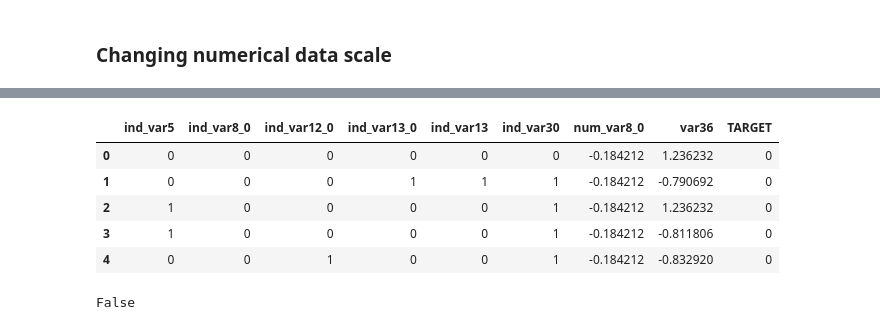
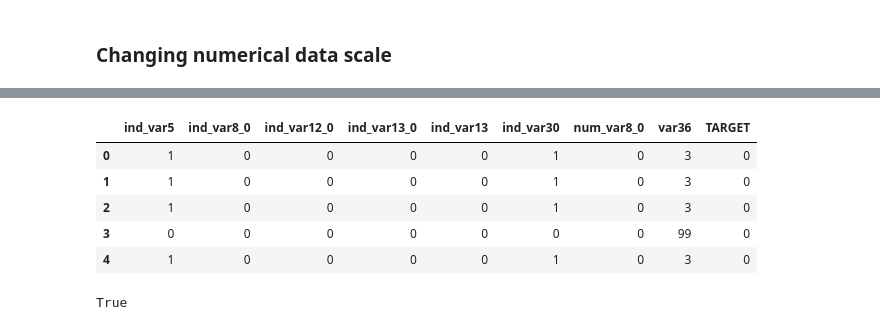
Before and after one commit to naiaraap/Predicting-Customer-Satisfaction-Level-from-Santander, a Jupyter notebook: CustomerSatisfactionLevelPrediction.ipynb, the cells around one changed output, grey strips where cells are left out. Saved outputs shown, nothing was run; the diff lists cells and outputs as text; code cells hidden in the pictures.

```diff
--- a/CustomerSatisfactionLevelPrediction.ipynb
+++ b/CustomerSatisfactionLevelPrediction.ipynb
@@ -548,13 +530,18 @@ stand_train_data[["num_var8_0", "var36"]] = StandardData
-# %%
-df_less_corr_train.head()
-# %% [output]
-|  | ind_var5 | ind_var8_0 | ind_var12_0 | ind_var13_0 | ind_var13 | ind_var30 | num_var8_0 | var36 | TARGET |
-| 0 | 0 | 0 | 0 | 0 | 0 | 0 | -0.184212 | 1.236232 | 0 |
-| 1 | 0 | 0 | 0 | 1 | 1 | 1 | -0.184212 | -0.790692 | 0 |
-| 2 | 1 | 0 | 0 | 0 | 0 | 1 | -0.184212 | 1.236232 | 0 |
-| 3 | 1 | 0 | 0 | 0 | 0 | 1 | -0.184212 | -0.811806 | 0 |
-| 4 | 0 | 0 | 1 | 0 | 0 | 1 | -0.184212 | -0.832920 | 0 |
+# %%
+df_less_corr_train = pd.read_csv("data/df_less_corr_train.csv")
+df_less_corr_test = pd.read_csv("data/df_less_corr_test.csv")
+minmax_train_data = pd.read_csv("data/minmax_train_data.csv")
+minmax_test_data = pd.read_csv("data/minmax_test_data.csv")
+stand_train_data = pd.read_csv("data/stand_train_data.csv")
+stand_test_data = pd.read_csv("data/stand_test_data.csv")
+# %% [output]
+|  | ind_var5 | ind_var8_0 | ind_var12_0 | ind_var13_0 | ind_var13 | ind_var30 | num_var8_0 | var36 | TARGET |
+| 0 | 1 | 0 | 0 | 0 | 0 | 1 | 0 | 3 | 0 |
+| 1 | 1 | 0 | 0 | 0 | 0 | 1 | 0 | 3 | 0 |
+| 2 | 1 | 0 | 0 | 0 | 0 | 1 | 0 | 3 | 0 |
+| 3 | 0 | 0 | 0 | 0 | 0 | 0 | 0 | 99 | 0 |
+| 4 | 1 | 0 | 0 | 0 | 0 | 1 | 0 | 3 | 0 |
 # %%
 (minmax_train_data != stand_train_data).any().any()
 # %% [output]
-False
+True
```
Also changed, not shown: parts of 5 cells of this notebook.
